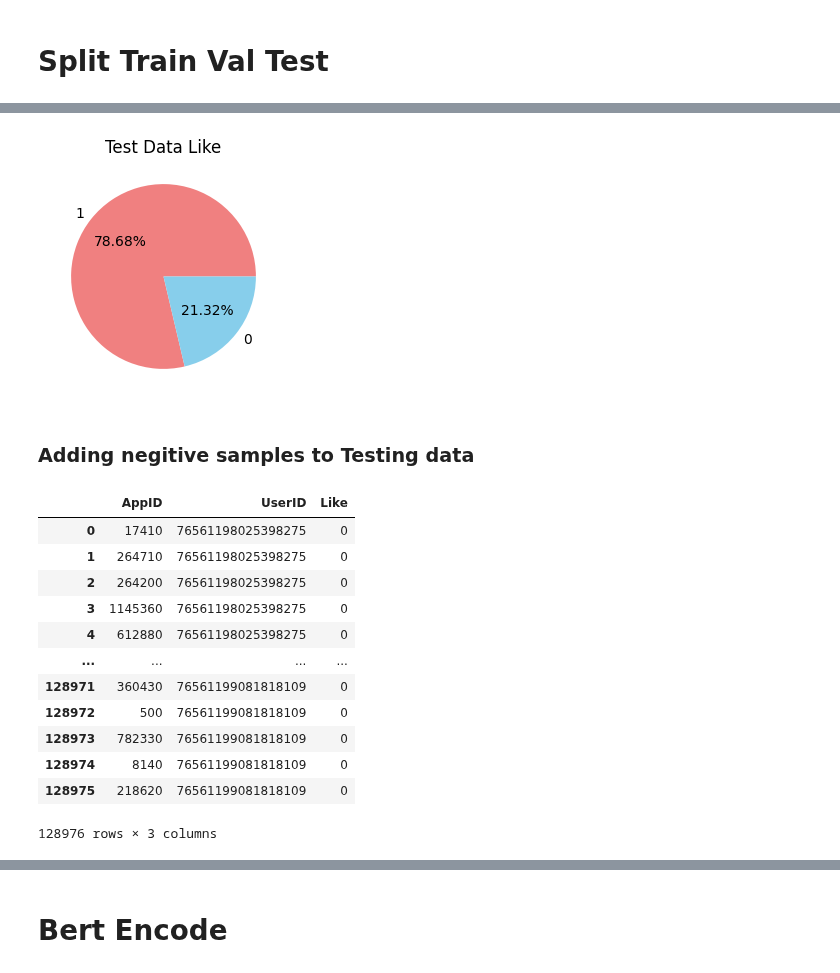
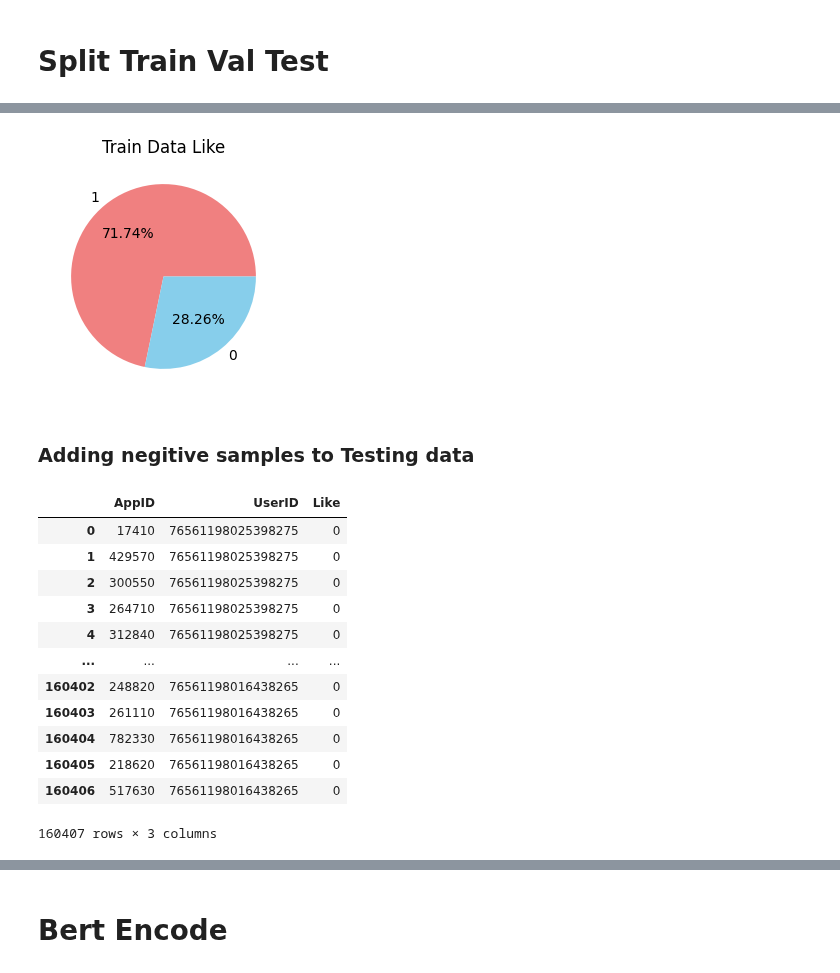
Before and after one commit to Albert40727/CL_HIAM, a Jupyter notebook: preprocess.ipynb, the cells around one changed output, grey strips where cells are left out. Cells and saved outputs as stored; diff of their text form; code cells hidden in the pictures.

```diff
--- a/preprocess.ipynb
+++ b/preprocess.ipynb
@@ -343,30 +370,28 @@ len(train_df), len(val_df), len(test_df), len(train_df)+len(val_df)+len(test_df)
 # %%
-import random
-from sklearn.model_selection import train_test_split
+# import random
+# from sklearn.model_selection import train_test_split
 
-SEED = 21
-random.seed(SEED)
+# SEED = 21
+# random.seed(SEED)
 
-train_ratio = 0.7
-val_ratio = 0.1
-test_ratio = 0.2
+# train_ratio = 0.7
+# val_ratio = 0.1
+# test_ratio = 0.2
 
-train_app = random.sample(set(data["AppID"]), int(len(set(data["AppID"]))*train_ratio))
-test_app = list(set(data["AppID"])-set(train_app))
-val_app = random.sample(test_app, int(len(set(data["AppID"]))*val_ratio))
-test_app = list(set(test_app)-set(val_app))
+# train_app = random.sample(set(data["AppID"]), int(len(set(data["AppID"]))*train_ratio))
+# test_app = list(set(data["AppID"])-set(train_app))
+# val_app = random.sample(test_app, int(len(set(data["AppID"]))*val_ratio))
+# test_app = list(set(test_app)-set(val_app))
 
-train_mask = data["AppID"].isin(train_app)
-train_df = data[train_mask]
+# train_mask = data["AppID"].isin(train_app)
+# train_df = data[train_mask]
 
-val_mask = data["AppID"].isin(val_app)
-val_df = data[val_mask]
+# val_mask = data["AppID"].isin(val_app)
+# val_df = data[val_mask]
 
-test_mask = data["AppID"].isin(test_app)
-test_df = data[test_mask]
+# test_mask = data["AppID"].isin(test_app)
+# test_df = data[test_mask]
 
-
-
-print(len(set(data["AppID"])))
-print(len(train_app), len(val_app), len(test_app))
-print(len(data), len(train_df)+len(val_df)+len(test_df), len(train_df), len(val_df), len(test_df))
+# print(len(set(data["AppID"])))
+# print(len(train_app), len(val_app), len(test_app))
+# print(len(data), len(train_df)+len(val_df)+len(test_df), len(train_df), len(val_df), len(test_df))
@@ -400,11 +419,11 @@ print(len(test_df))
 # %%
 plt.figure(figsize=(3,3))
 train_df['Like'].value_counts().plot( kind='pie', colors=['lightcoral','skyblue'], autopct='%1.2f%%' )
-plt.title('Test Data Like')
+plt.title('Train Data Like')
 plt.ylabel( '' )
 plt.show()
 # %% [output]
-[figure, old version]
+[figure, new version]
 # %% [markdown]
 ### Adding negitive samples to Testing data
 # %%
@@ -417,7 +436,7 @@ all_app = set(test_df["AppID"])
 for user in set(test_df["UserID"]):
     user_have_item = list(test_df[test_df["UserID"]==user]["AppID"])
     for item in all_app:
-        if (item in user_have_item) or (not train_df[(train_df["UserID"]==user) & (train_df["AppID"]==item)].empty) or (not val_df[(val_df["UserID"]==user) & (val_df["AppID"]==item)].empty):
+        if (item in user_have_item):
             continue
         else:
             app_list.append(item)
@@ -430,17 +449,17 @@ test_false_df
 # %% [output]
 |  | AppID | UserID | Like |
 | 0 | 17410 | 76561198025398275 | 0 |
-| 1 | 264710 | 76561198025398275 | 0 |
-| 2 | 264200 | 76561198025398275 | 0 |
-| 3 | 1145360 | 76561198025398275 | 0 |
-| 4 | 612880 | 76561198025398275 | 0 |
+| 1 | 429570 | 76561198025398275 | 0 |
+| 2 | 300550 | 76561198025398275 | 0 |
+| 3 | 264710 | 76561198025398275 | 0 |
+| 4 | 312840 | 76561198025398275 | 0 |
 | ... | ... | ... | ... |
-| 128971 | 360430 | 76561199081818109 | 0 |
-| 128972 | 500 | 76561199081818109 | 0 |
-| 128973 | 782330 | 76561199081818109 | 0 |
-| 128974 | 8140 | 76561199081818109 | 0 |
-| 128975 | 218620 | 76561199081818109 | 0 |
+| 160402 | 248820 | 76561198016438265 | 0 |
+| 160403 | 261110 | 76561198016438265 | 0 |
+| 160404 | 782330 | 76561198016438265 | 0 |
+| 160405 | 218620 | 76561198016438265 | 0 |
+| 160406 | 517630 | 76561198016438265 | 0 |
-128976 rows × 3 columns
+160407 rows × 3 columns
 # %%
 # Concat true and false sample into new test dataset
 test_df = pd.concat([test_df, test_false_df])
```
Also changed, not shown: parts of 26 cells of this notebook, 2 other files.
